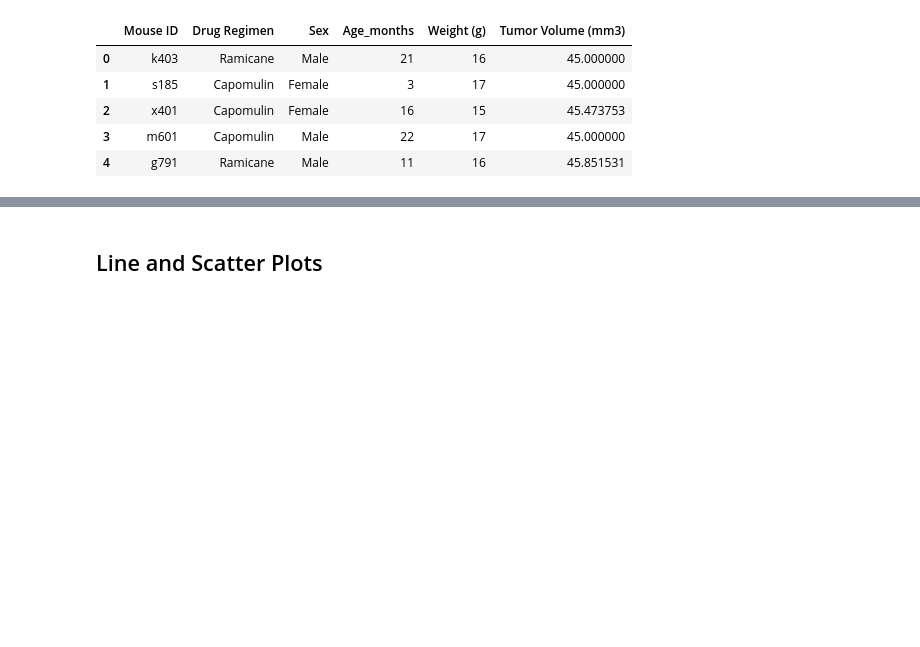
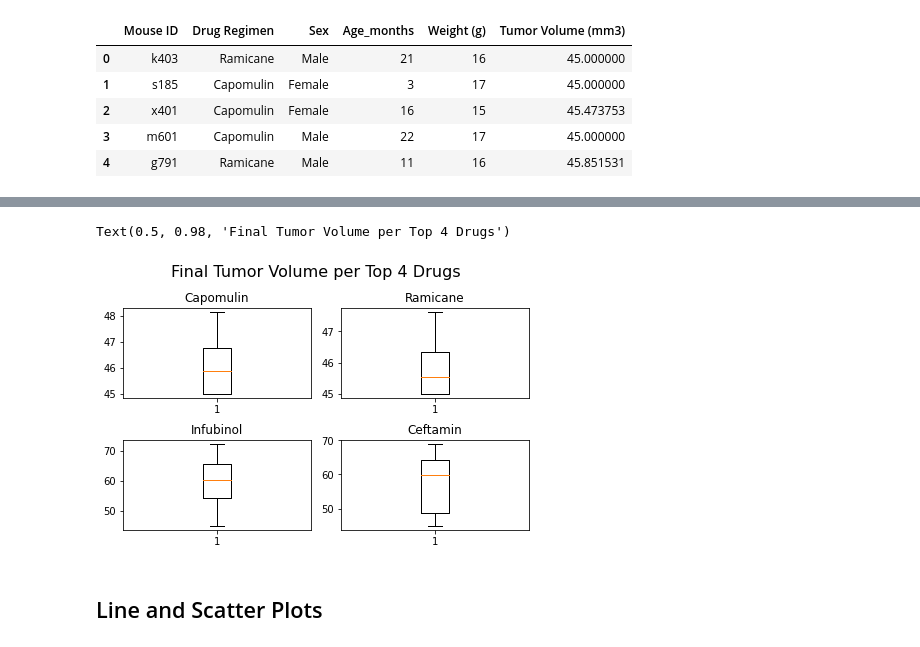
Before and after one commit to MarcyVampQueen/Matplotlib-challenge, a Jupyter notebook: Pymaceuticals/pymaceuticals_starter.ipynb, the cells around one changed output, grey strips where cells are left out. Cells and saved outputs as stored; diff of their text form; code cells hidden in the pictures; blank space fills up the shorter version.

Commit message:
quartiles done, still working on boxplots

```diff
--- a/Pymaceuticals/pymaceuticals_starter.ipynb
+++ b/Pymaceuticals/pymaceuticals_starter.ipynb
@@ -195,3 +208,22 @@ newRows
+# %%
+# Generate a box plot of the final tumor volume of each mouse across four regimens of interest
+fig, ax = plt.subplots(2,2, constrained_layout=True)
+ax[0,0].set_title("Capomulin")
+ax[0,0].boxplot(tumors["Capomulin"])
+
+ax[0,1].set_title("Ramicane")
+ax[0,1].boxplot(tumors["Ramicane"])
+
+ax[1,0].set_title("Infubinol")
+ax[1,0].boxplot(tumors["Infubinol"])
+
+ax[1,1].set_title("Ceftamin")
+ax[1,1].boxplot(tumors["Ceftamin"])
+
+fig.suptitle("Final Tumor Volume per Top 4 Drugs", fontsize=16)
+# %% [output]
+Text(0.5, 0.98, 'Final Tumor Volume per Top 4 Drugs')
+[figure, added]
 # %% [markdown]
 ## Line and Scatter Plots
 # %%
```
Also changed, not shown: parts of 3 cells of this notebook.
